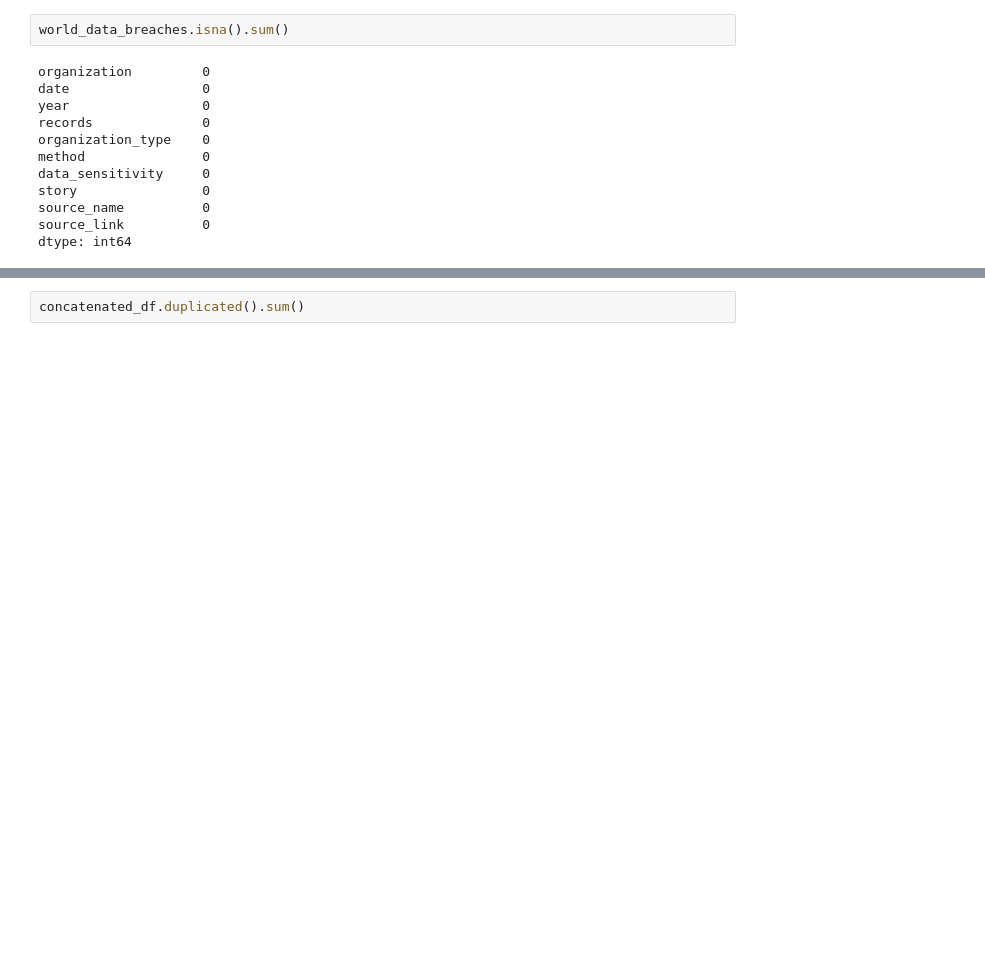
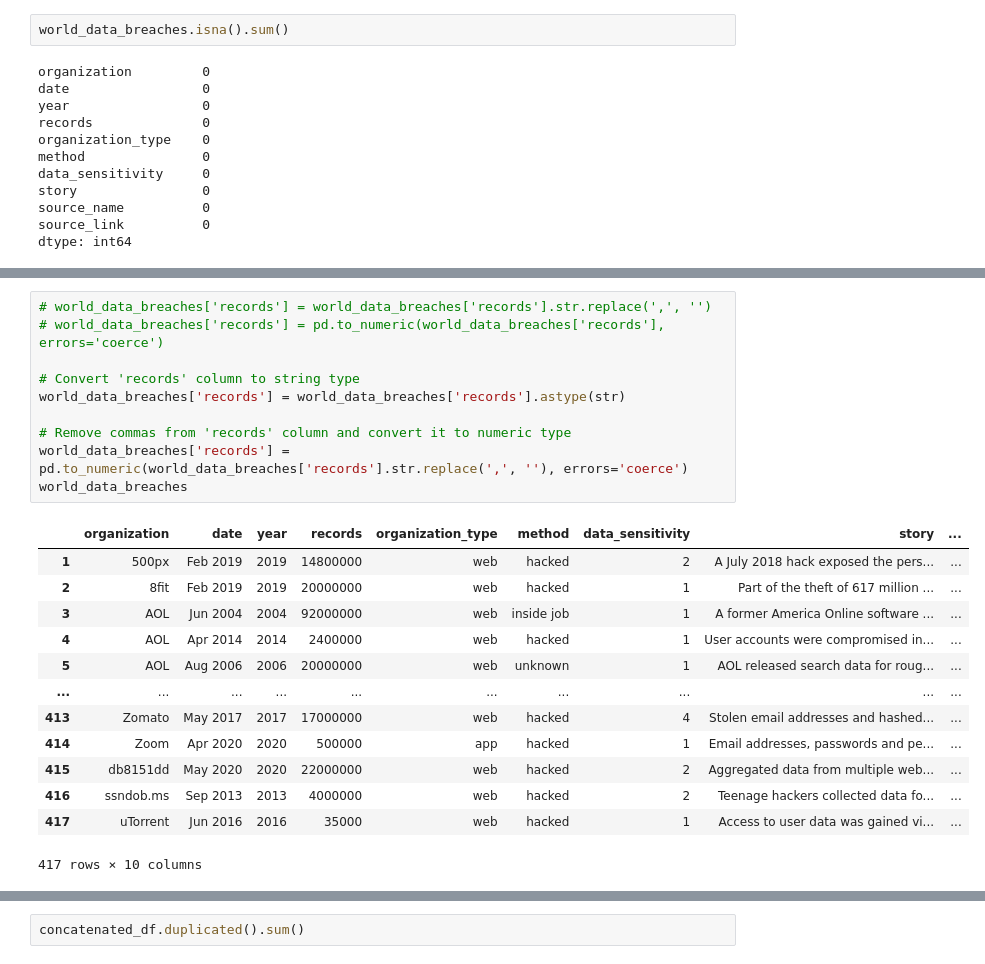
Before and after one commit to iSundhararajan/Unit_3_Project, a Jupyter notebook: data_breaches_analysis.ipynb, the cells around one changed output, grey strips where cells are left out. Cells and saved outputs as stored; diff of their text form; blank space fills up the shorter version.

```diff
--- a/data_breaches_analysis.ipynb
+++ b/data_breaches_analysis.ipynb
@@ -218,0 +264,24 @@ dtype: int64
+# %%
+# world_data_breaches['records'] = world_data_breaches['records'].str.replace(',', '')
+# world_data_breaches['records'] = pd.to_numeric(world_data_breaches['records'], errors='coerce')
+
+# Convert 'records' column to string type
+world_data_breaches['records'] = world_data_breaches['records'].astype(str)
+
+# Remove commas from 'records' column and convert it to numeric type
+world_data_breaches['records'] = pd.to_numeric(world_data_breaches['records'].str.replace(',', ''), errors='coerce')
+world_data_breaches
+# %% [output]
+|  | organization | date | year | records | organization_type | method | data_sensitivity | story | ... |
+| 1 | 500px | Feb 2019 | 2019 | 14800000 | web | hacked | 2 | A July 2018 hack exposed the pers... | ... |
+| 2 | 8fit | Feb 2019 | 2019 | 20000000 | web | hacked | 1 | Part of the theft of 617 million ... | ... |
+| 3 | AOL | Jun 2004 | 2004 | 92000000 | web | inside job | 1 | A former America Online software ... | ... |
+| 4 | AOL | Apr 2014 | 2014 | 2400000 | web | hacked | 1 | User accounts were compromised in... | ... |
+| 5 | AOL | Aug 2006 | 2006 | 20000000 | web | unknown | 1 | AOL released search data for roug... | ... |
+| ... | ... | ... | ... | ... | ... | ... | ... | ... | ... |
+| 413 | Zomato | May 2017 | 2017 | 17000000 | web | hacked | 4 | Stolen email addresses and hashed... | ... |
+| 414 | Zoom | Apr 2020 | 2020 | 500000 | app | hacked | 1 | Email addresses, passwords and pe... | ... |
+| 415 | db8151dd | May 2020 | 2020 | 22000000 | web | hacked | 2 | Aggregated data from multiple web... | ... |
+| 416 | ssndob.ms | Sep 2013 | 2013 | 4000000 | web | hacked | 2 | Teenage hackers collected data fo... | ... |
+| 417 | uTorrent | Jun 2016 | 2016 | 35000 | web | hacked | 1 | Access to user data was gained vi... | ... |
+417 rows × 10 columns
```
Also changed, not shown: parts of 22 cells of this notebook.
